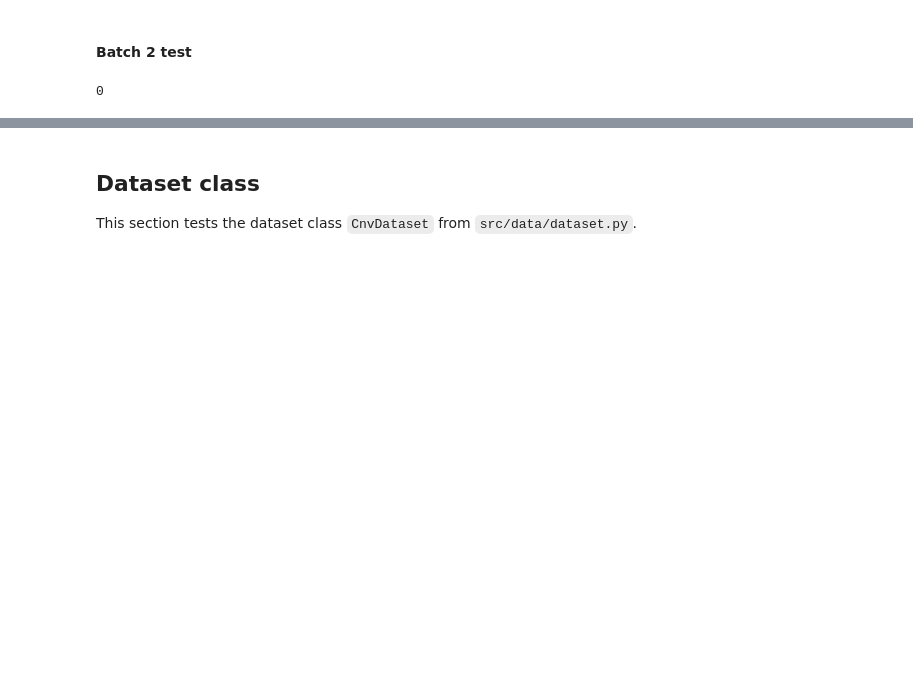
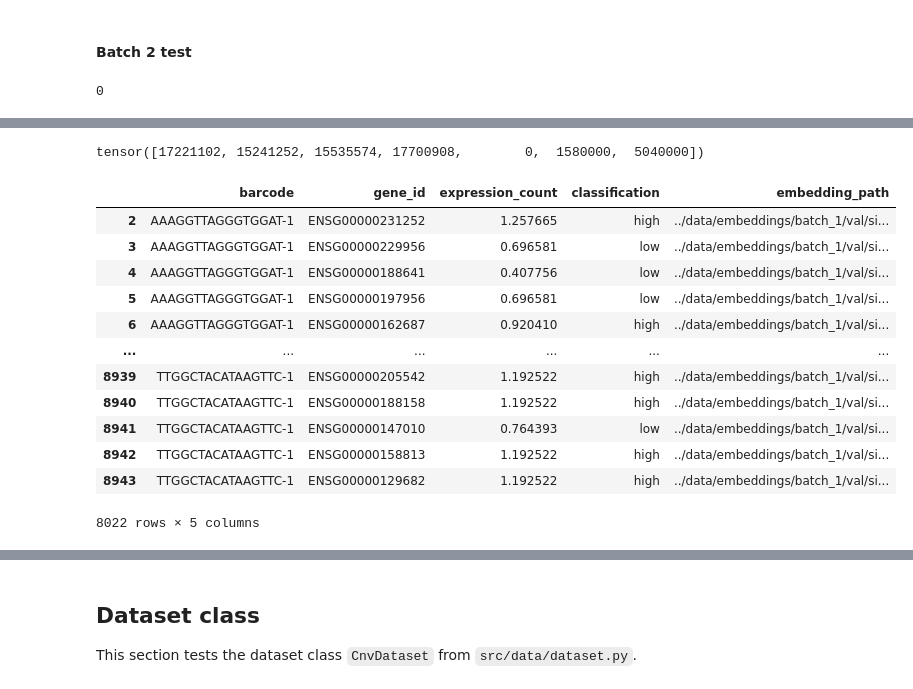
Before and after one commit to riccardoAli31/Gene-expression-changes-from-CNV, a Jupyter notebook: preprocessing/dataset_exploration.ipynb, the cells around one changed output, grey strips where cells are left out. Cells and saved outputs as stored; diff of their text form; code cells hidden in the pictures; blank space fills up the shorter version.

Commit message:
debugging dataset code

```diff
--- a/preprocessing/dataset_exploration.ipynb
+++ b/preprocessing/dataset_exploration.ipynb
@@ -159,0 +172,6 @@ len(b2_test_min_gene_set)
+# %%
+data_set = CnvDataset(
+    root=data_root / 'embeddings' / 'batch_2' / 'test',
+    data_df=pd.read_csv(b2_test_path, sep='\t'),
+    file_format='mtx'
+)
@@ -159,0 +216,20 @@ len(b2_test_min_gene_set)
+# %%
+torch.sum(dist_tensor, axis=0)
+# %% [output]
+tensor([17221102, 15241252, 15535574, 17700908,        0,  1580000,  5040000])
+# %%
+data_set.data_df
+# %% [output]
+|  | barcode | gene_id | expression_count | classification | embedding_path |
+| 2 | AAAGGTTAGGGTGGAT-1 | ENSG00000231252 | 1.257665 | high | ../data/embeddings/batch_1/val/si... |
+| 3 | AAAGGTTAGGGTGGAT-1 | ENSG00000229956 | 0.696581 | low | ../data/embeddings/batch_1/val/si... |
+| 4 | AAAGGTTAGGGTGGAT-1 | ENSG00000188641 | 0.407756 | low | ../data/embeddings/batch_1/val/si... |
+| 5 | AAAGGTTAGGGTGGAT-1 | ENSG00000197956 | 0.696581 | low | ../data/embeddings/batch_1/val/si... |
+| 6 | AAAGGTTAGGGTGGAT-1 | ENSG00000162687 | 0.920410 | high | ../data/embeddings/batch_1/val/si... |
+| ... | ... | ... | ... | ... | ... |
+| 8939 | TTGGCTACATAAGTTC-1 | ENSG00000205542 | 1.192522 | high | ../data/embeddings/batch_1/val/si... |
+| 8940 | TTGGCTACATAAGTTC-1 | ENSG00000188158 | 1.192522 | high | ../data/embeddings/batch_1/val/si... |
+| 8941 | TTGGCTACATAAGTTC-1 | ENSG00000147010 | 0.764393 | low | ../data/embeddings/batch_1/val/si... |
+| 8942 | TTGGCTACATAAGTTC-1 | ENSG00000158813 | 1.192522 | high | ../data/embeddings/batch_1/val/si... |
+| 8943 | TTGGCTACATAAGTTC-1 | ENSG00000129682 | 1.192522 | high | ../data/embeddings/batch_1/val/si... |
+8022 rows × 5 columns
```
Also changed, not shown: parts of 32 cells of this notebook.
